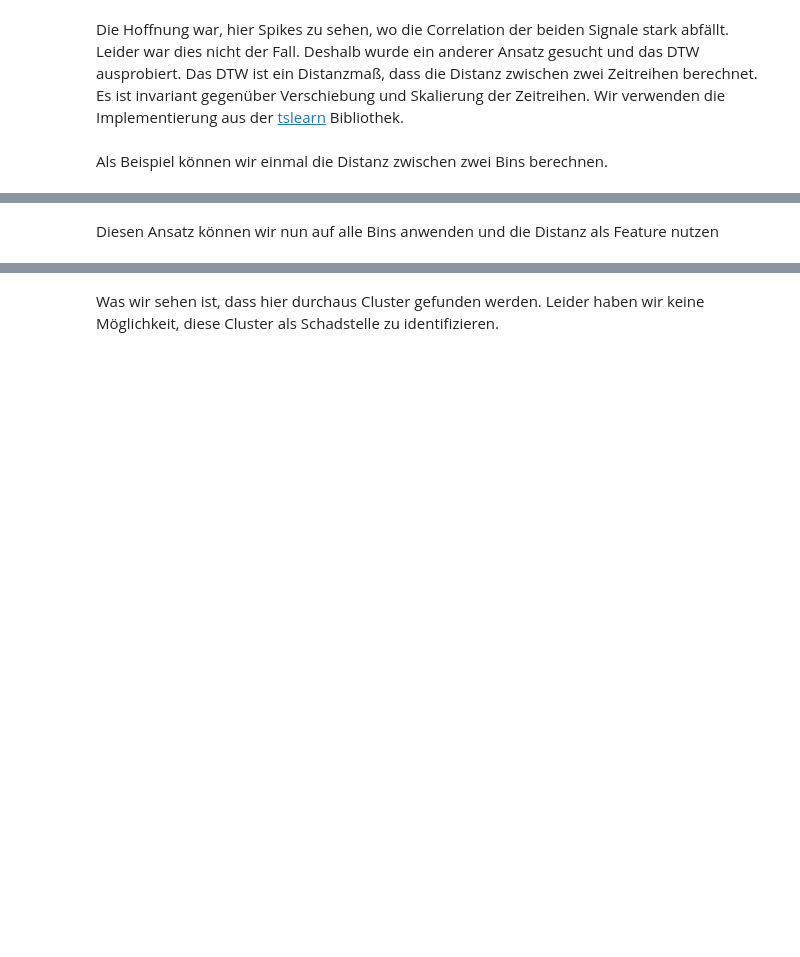
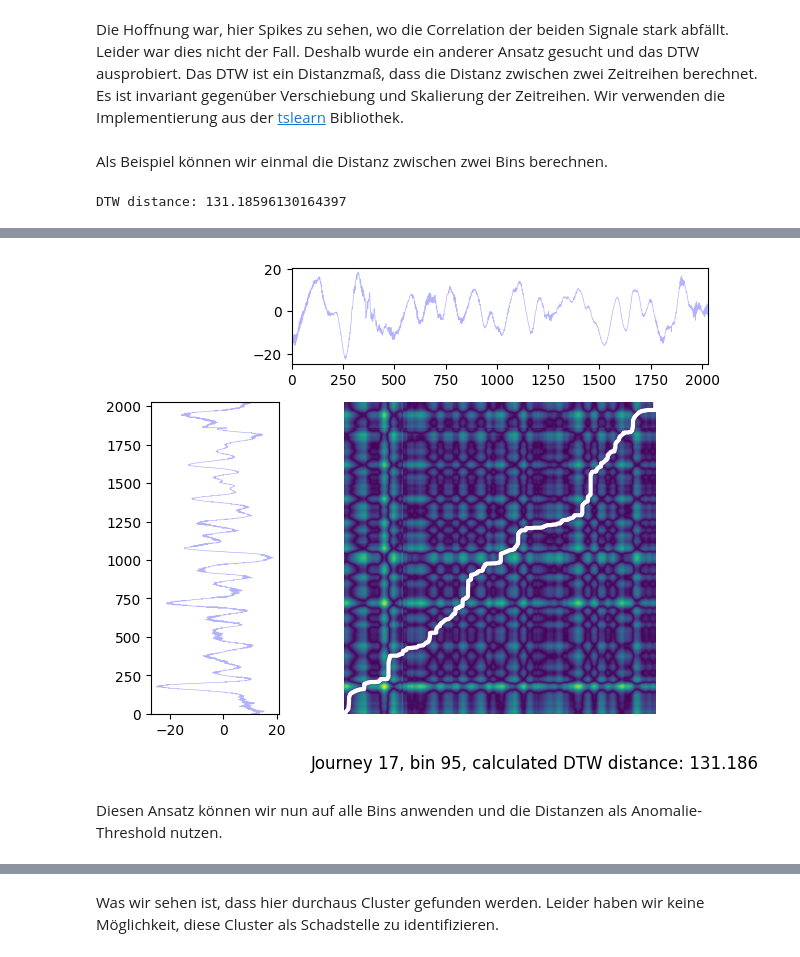
Before and after one commit to cMurschall/technicalDataAnalysis, a Jupyter notebook: report.ipynb, the cells around one changed output, grey strips where cells are left out. Drawn from its saved outputs; the diff is of its cells as text; code cells hidden in the pictures; blank space fills up the shorter version.

Commit message:
Fixed empty plot coaused by plt.yscale

```diff
--- a/report.ipynb
+++ b/report.ipynb
@@ -262,7 +257,7 @@ left, bottom = 0.01, 0.1
 w_ts = h_ts = 0.2
 left_h = left + w_ts + 0.02
 width = height = 0.65
-bottom_h = bottom + height + 0.02
+bottom_h = bottom + height + 0.08
 
 rect_s_y = [left, bottom, w_ts, height]
 rect_gram = [left_h, bottom, width, height]
@@ -279,18 +274,19 @@ ax_gram.axis("off")
 ax_gram.autoscale(False)
 ax_gram.plot([j for (i, j) in path], [i for (i, j) in path], "w-", linewidth=3.)
 
-ax_s_x.plot(np.arange(sz), s2, "k-", linewidth=1.0)
-
+ax_s_x.plot(np.arange(sz), s2, "b-", alpha=0.3,  linewidth=0.5)
 
 
 ax_s_x.set_xlim((0, sz - 1))
 ax_s_x.set_label("ADC 1")
 
 
-ax_s_y.plot(- s1, np.arange(sz), "k-", linewidth=1.0)
+ax_s_y.plot(- s1, np.arange(sz), "b-", alpha=0.3,  linewidth=0.5)
 ax_s_y.set_label("ADC 2")
 ax_s_y.set_ylim((0, sz - 1))
 
 plt.title(f"Journey {random_journey + 1}, bin {random_bin + 1}, calculated DTW distance: {sim:.3f}", y=-0.2, x=3)
 
 plt
+# %% [output]
+DTW distance: 131.18596130164397
@@ -297,5 +294,6 @@ plt
+[figure, added]
 # %% [markdown]
-Diesen Ansatz können wir nun auf alle Bins anwenden und die Distanz als Feature nutzen
+Diesen Ansatz können wir nun auf alle Bins anwenden und die Distanzen als Anomalie-Threshold nutzen.
 # %%
 random_journey = np.random.randint(0, data.count_journeys())
 print(f"Selected journey: {random_journey + 1}")
```
Also changed, not shown: parts of 9 cells of this notebook, 1 other file.
